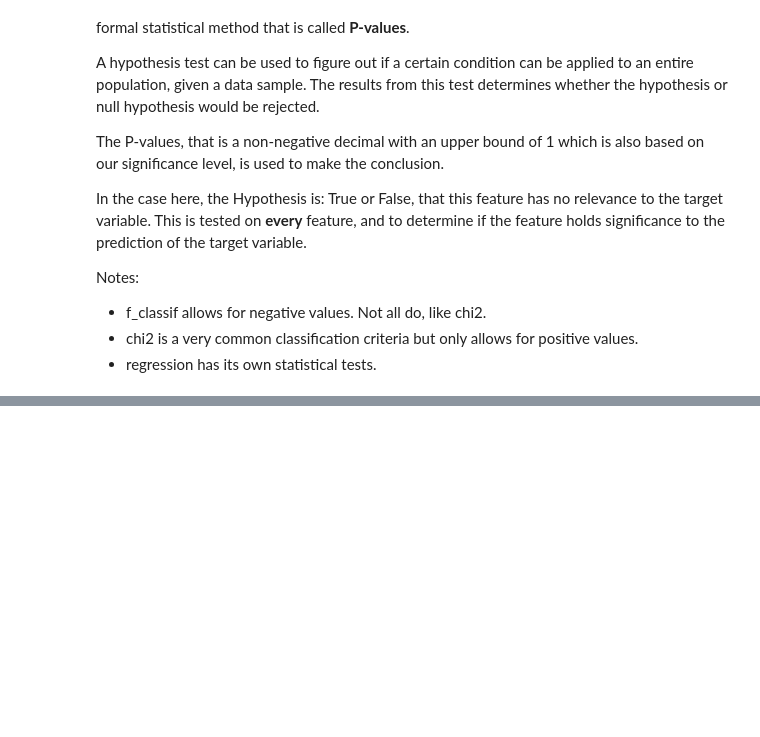
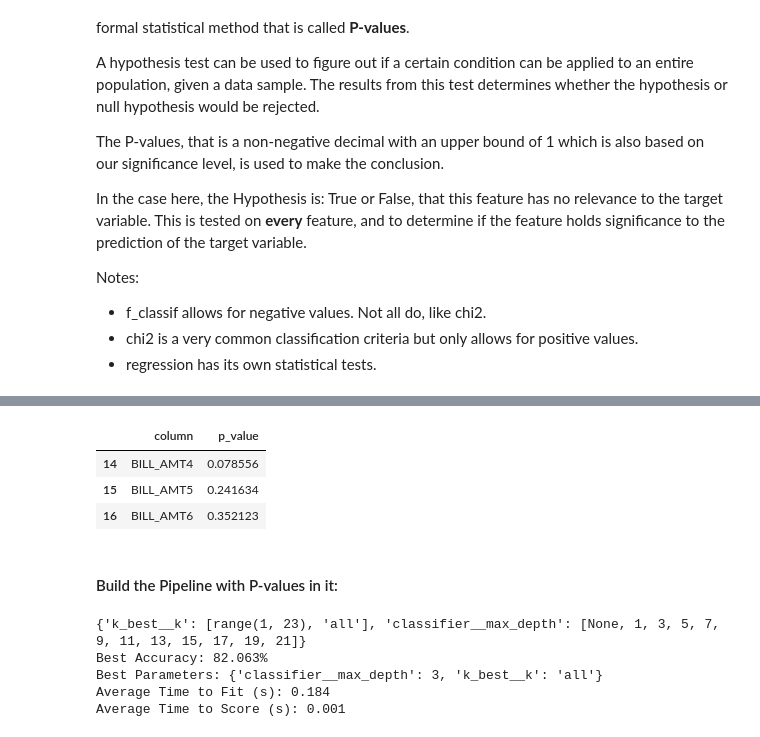
Before and after one commit to ylee9107/FeatureEngineering_myLearning, a Jupyter notebook: 3 - Feature Selection/Feature Selection.ipynb, the cells around one changed output, grey strips where cells are left out. Cells and saved outputs as stored; diff of their text form; code cells hidden in the pictures; blank space fills up the shorter version.

```diff
--- a/3 - Feature Selection/Feature Selection.ipynb
+++ b/3 - Feature Selection/Feature Selection.ipynb
@@ -592,0 +659,36 @@ from sklearn.feature_selection import f_classif
+# %%
+# Select and show the features with a High p-value:
+p_values[p_values['p_value'] >= .05]
+# %% [output]
+|  | column | p_value |
+| 14 | BILL_AMT4 | 0.078556 |
+| 15 | BILL_AMT5 | 0.241634 |
+| 16 | BILL_AMT6 | 0.352123 |
+# %% [markdown]
+#### Build the Pipeline with P-values in it:
+# %%
+# Instantiate the Correlation Selector:
+k_best_features = SelectKBest(score_func=f_classif)
+
+# Define the Pipeline:
+pvalue_k_best_pipe = Pipeline([('k_best', k_best_features),
+                               ('classifier', decision_tree)]
+                   )
+
+# Define the Corellation and Decision Tree model Paramters:
+pvalue_k_best_pipe_tree_params = {'k_best__k': [range(1, 23)] + ['all'],
+                                  'classifier__max_depth': [None, 1, 3, 5, 7, 9, 11, 13, 15, 17, 19, 21]}
+
+print(pvalue_k_best_pipe_tree_params)
+
+# Run the model:
+get_best_model_and_accuracy(model=pvalue_k_best_pipe,
+                            params=pvalue_k_best_pipe_tree_params,
+                            X=X_features_credit,
+                            y=y_target_credit)
+# %% [output]
+{'k_best__k': [range(1, 23), 'all'], 'classifier__max_depth': [None, 1, 3, 5, 7, 9, 11, 13, 15, 17, 19, 21]}
+Best Accuracy: 82.063%
+Best Parameters: {'classifier__max_depth': 3, 'k_best__k': 'all'}
+Average Time to Fit (s): 0.184
+Average Time to Score (s): 0.001
```
Also changed, not shown: parts of 16 cells of this notebook.
